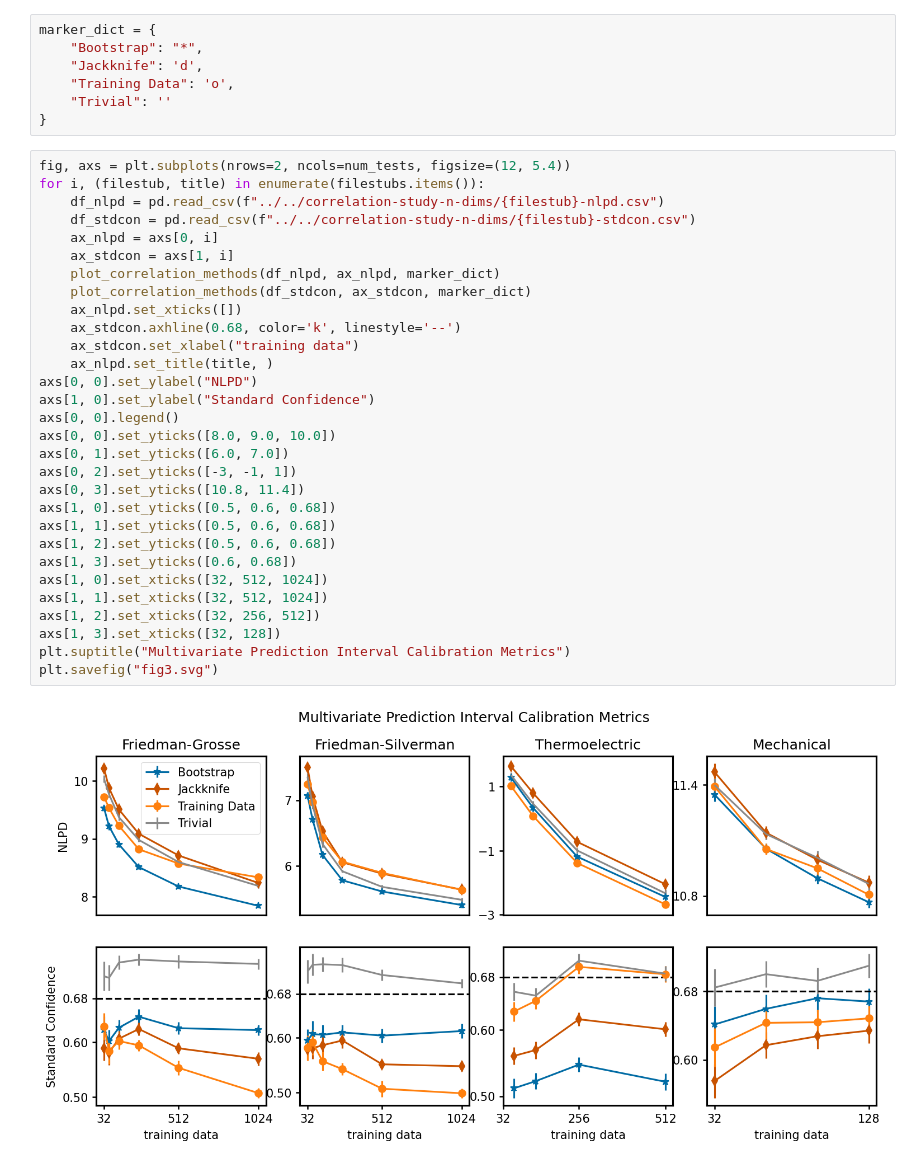
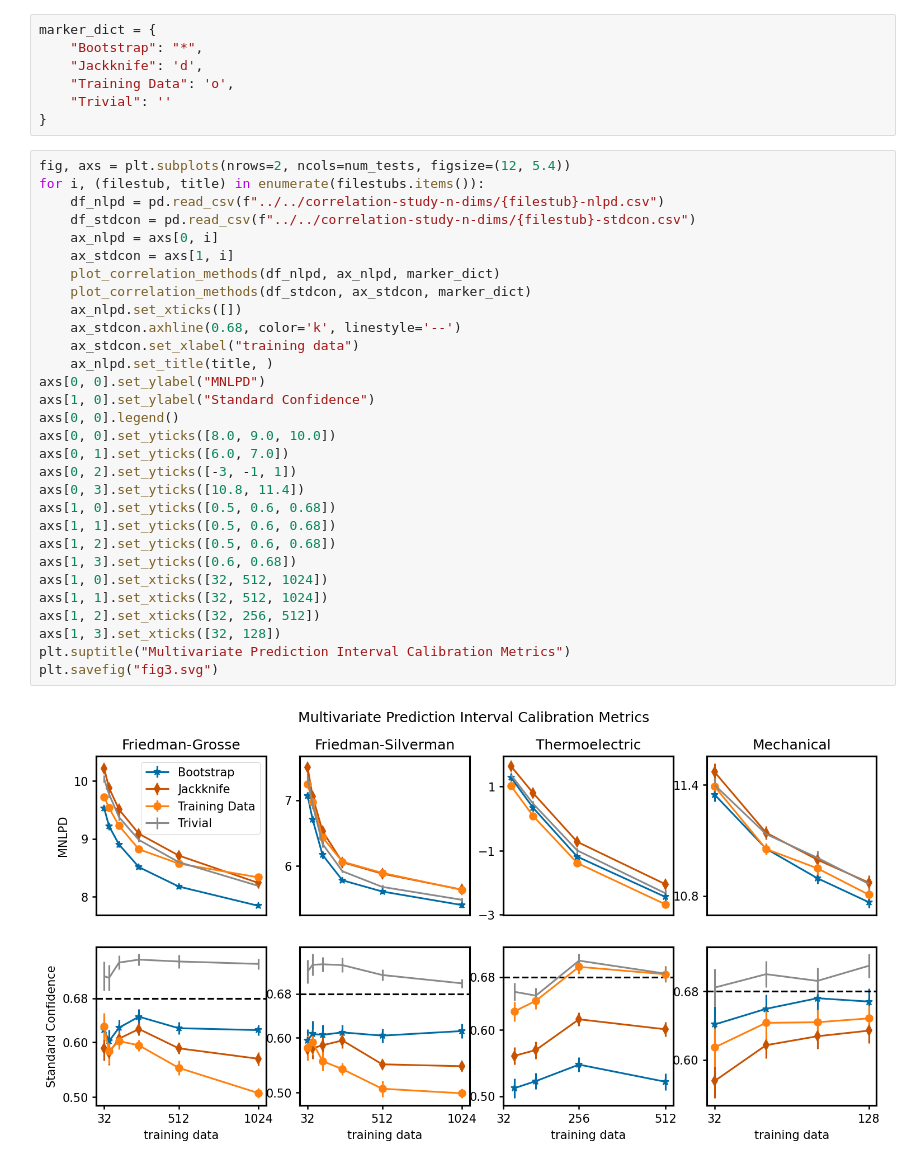
Before and after one commit to CitrineInformatics/multivariate-prediction-intervals, a Jupyter notebook: manuscript-figures/Fig3/Figure 3.ipynb, the cells around one changed output. Cells and saved outputs as stored; diff of their text form.

Commit message:
update figures to use MNLPD instead of NLPD

```diff
--- a/manuscript-figures/Fig3/Figure 3.ipynb
+++ b/manuscript-figures/Fig3/Figure 3.ipynb
@@ -33,32 +33,32 @@ marker_dict = {
 # %%
 fig, axs = plt.subplots(nrows=2, ncols=num_tests, figsize=(12, 5.4))
 for i, (filestub, title) in enumerate(filestubs.items()):
     df_nlpd = pd.read_csv(f"../../correlation-study-n-dims/{filestub}-nlpd.csv")
     df_stdcon = pd.read_csv(f"../../correlation-study-n-dims/{filestub}-stdcon.csv")
     ax_nlpd = axs[0, i]
     ax_stdcon = axs[1, i]
     plot_correlation_methods(df_nlpd, ax_nlpd, marker_dict)
     plot_correlation_methods(df_stdcon, ax_stdcon, marker_dict)
     ax_nlpd.set_xticks([])
     ax_stdcon.axhline(0.68, color='k', linestyle='--')
     ax_stdcon.set_xlabel("training data")
     ax_nlpd.set_title(title, )
-axs[0, 0].set_ylabel("NLPD")
+axs[0, 0].set_ylabel("MNLPD")
 axs[1, 0].set_ylabel("Standard Confidence")
 axs[0, 0].legend()
 axs[0, 0].set_yticks([8.0, 9.0, 10.0])
 axs[0, 1].set_yticks([6.0, 7.0])
 axs[0, 2].set_yticks([-3, -1, 1])
 axs[0, 3].set_yticks([10.8, 11.4])
 axs[1, 0].set_yticks([0.5, 0.6, 0.68])
 axs[1, 1].set_yticks([0.5, 0.6, 0.68])
 axs[1, 2].set_yticks([0.5, 0.6, 0.68])
 axs[1, 3].set_yticks([0.6, 0.68])
 axs[1, 0].set_xticks([32, 512, 1024])
 axs[1, 1].set_xticks([32, 512, 1024])
 axs[1, 2].set_xticks([32, 256, 512])
 axs[1, 3].set_xticks([32, 128])
 plt.suptitle("Multivariate Prediction Interval Calibration Metrics")
 plt.savefig("fig3.svg")
 # %% [output]
-[figure, old version]
+[figure, new version]
```
Also changed, not shown: 11 other files.
